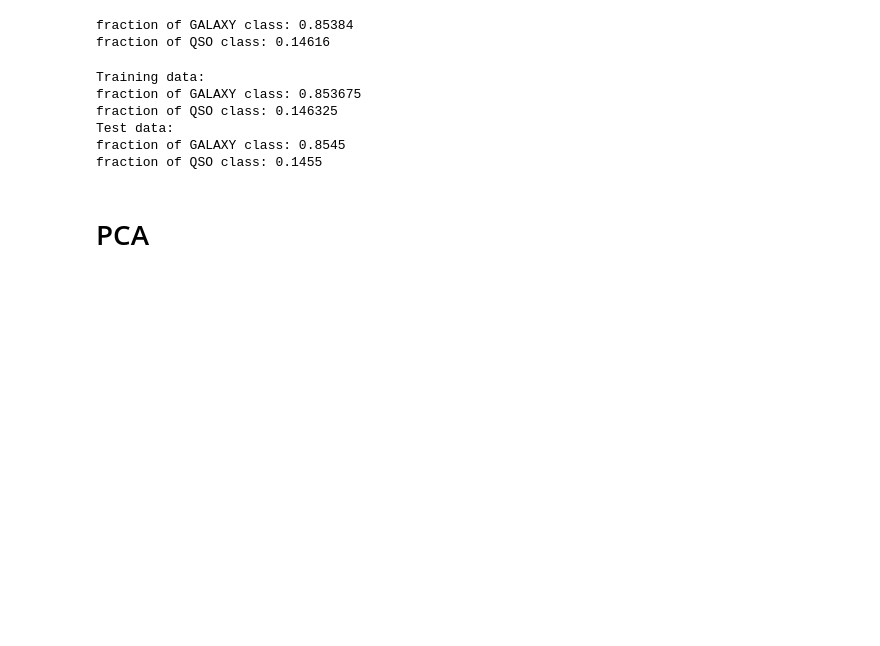
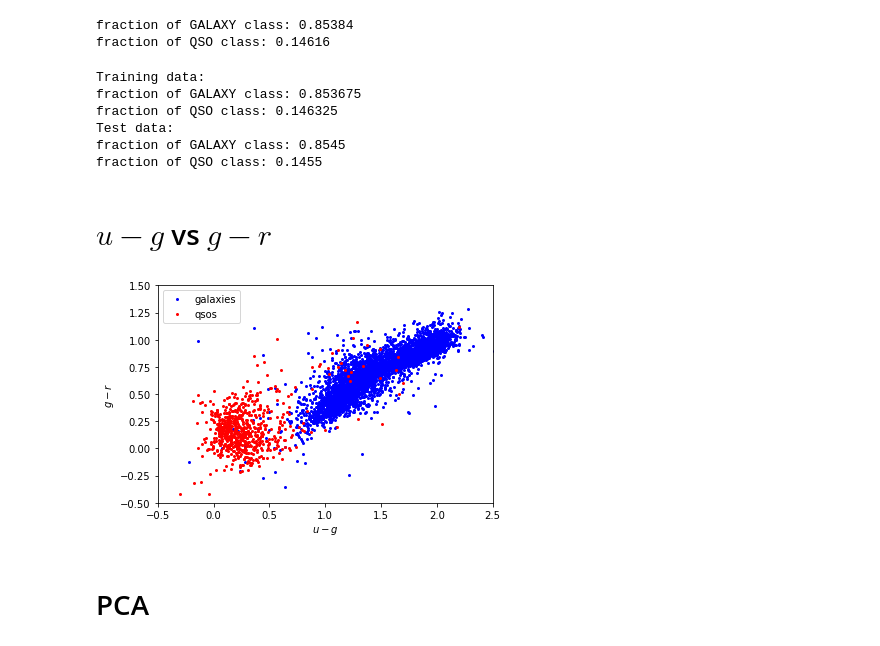
Before and after one commit to AravindGanesh/dsa_project, a Jupyter notebook: classification.ipynb, the cells around one changed output. Cells and saved outputs as stored; diff of their text form; code cells hidden in the pictures; blank space fills up the shorter version.

Commit message:
plots

```diff
--- a/classification.ipynb
+++ b/classification.ipynb
@@ -36,6 +36,33 @@ fraction of QSO class: 0.146325
 Test data:
 fraction of GALAXY class: 0.8545
 fraction of QSO class: 0.1455
+# %% [markdown]
+# $u-g$ vs $g-r$
+# %%
+dat = dataset[::10]
+ug = dat['u'] - dat['g']
+gr = dat['g'] - dat['r']
+
+galaxies = (dat['specClass'] == 'GALAXY')
+qsos = (dat['specClass'] == 'QSO')
+# %%
+# Prepare plot
+fig = plt.figure()
+
+plt.xlim(-0.5, 2.5)
+plt.ylim(-0.5, 1.5)
+
+plt.plot(ug[galaxies], gr[galaxies], '.', ms=4, c='b', label='galaxies')
+plt.plot(ug[qsos], gr[qsos], '.', ms=4, c='r', label='qsos')
+
+plt.legend(loc=2)
+
+plt.xlabel('$u-g$')
+plt.ylabel('$g-r$')
+
+plt.show()
+# %% [output]
+[figure, added]
 # %% [markdown]
 # PCA
 # %%
```
Also changed, not shown: parts of 2 cells of this notebook, 3 other files.
